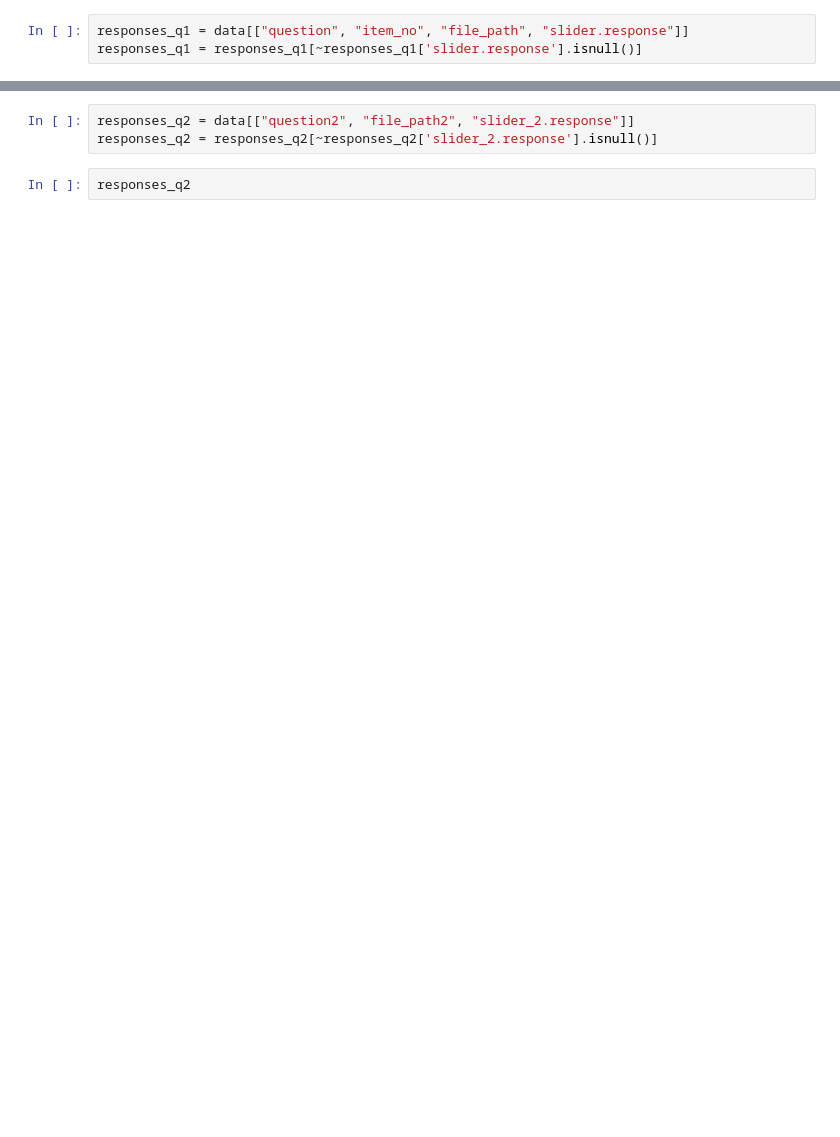
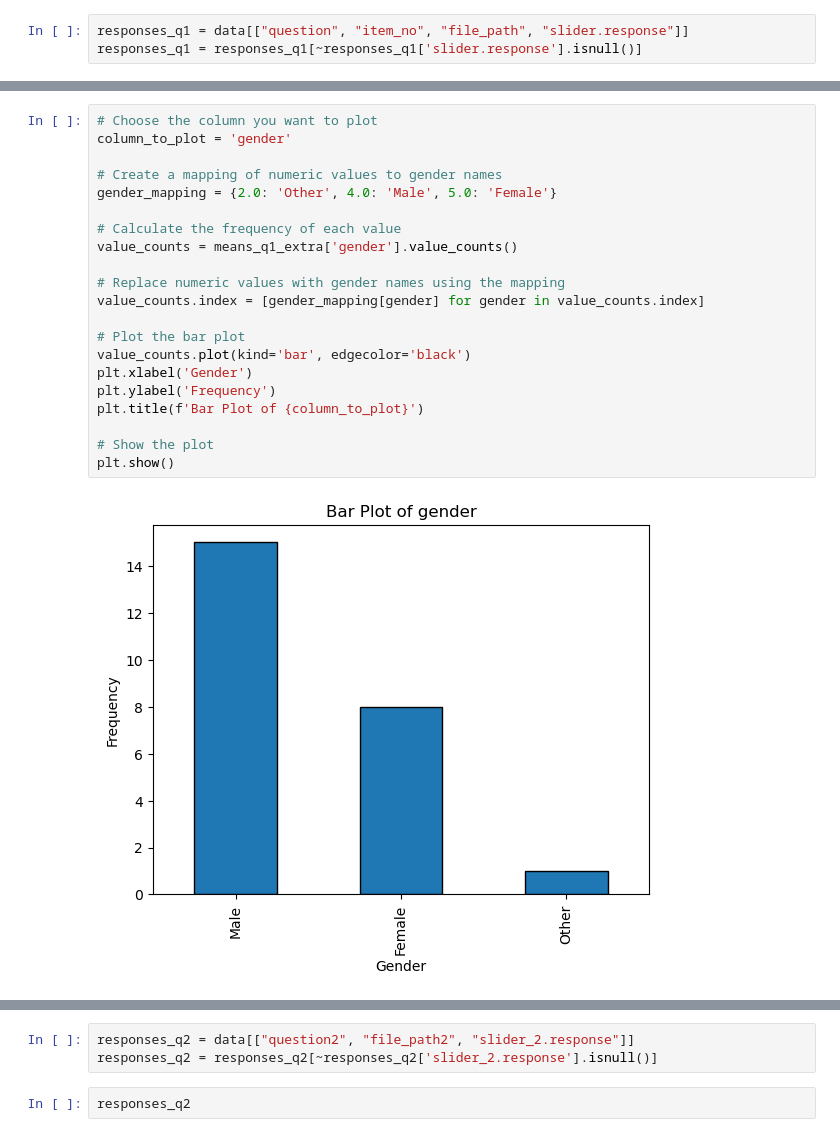
Before and after one commit to simonyg01/3rd_year_project, a Jupyter notebook: Response Analysis.ipynb, the cells around one changed output, grey strips where cells are left out. Drawn from its saved outputs; the diff is of its cells as text; blank space fills up the shorter version.

```diff
--- a/Response Analysis.ipynb
+++ b/Response Analysis.ipynb
@@ -113,0 +256,23 @@ means_q1
+# %%
+# Choose the column you want to plot
+column_to_plot = 'gender'
+
+# Create a mapping of numeric values to gender names
+gender_mapping = {2.0: 'Other', 4.0: 'Male', 5.0: 'Female'}
+
+# Calculate the frequency of each value
+value_counts = means_q1_extra['gender'].value_counts()
+
+# Replace numeric values with gender names using the mapping
+value_counts.index = [gender_mapping[gender] for gender in value_counts.index]
+
+# Plot the bar plot
+value_counts.plot(kind='bar', edgecolor='black')
+plt.xlabel('Gender')
+plt.ylabel('Frequency')
+plt.title(f'Bar Plot of {column_to_plot}')
+
+# Show the plot
+plt.show()
+# %% [output]
+[figure, added]
```
Also changed, not shown: parts of 61 cells of this notebook, 34 other files.
